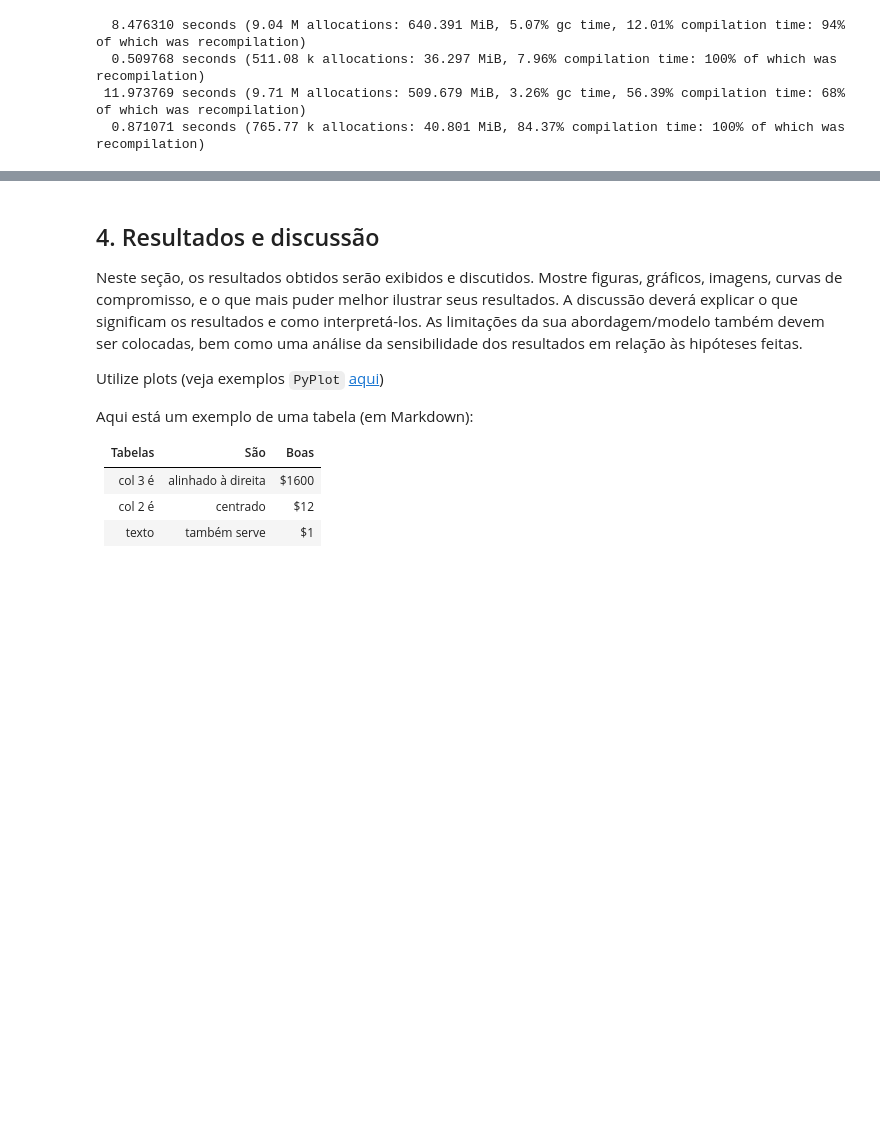
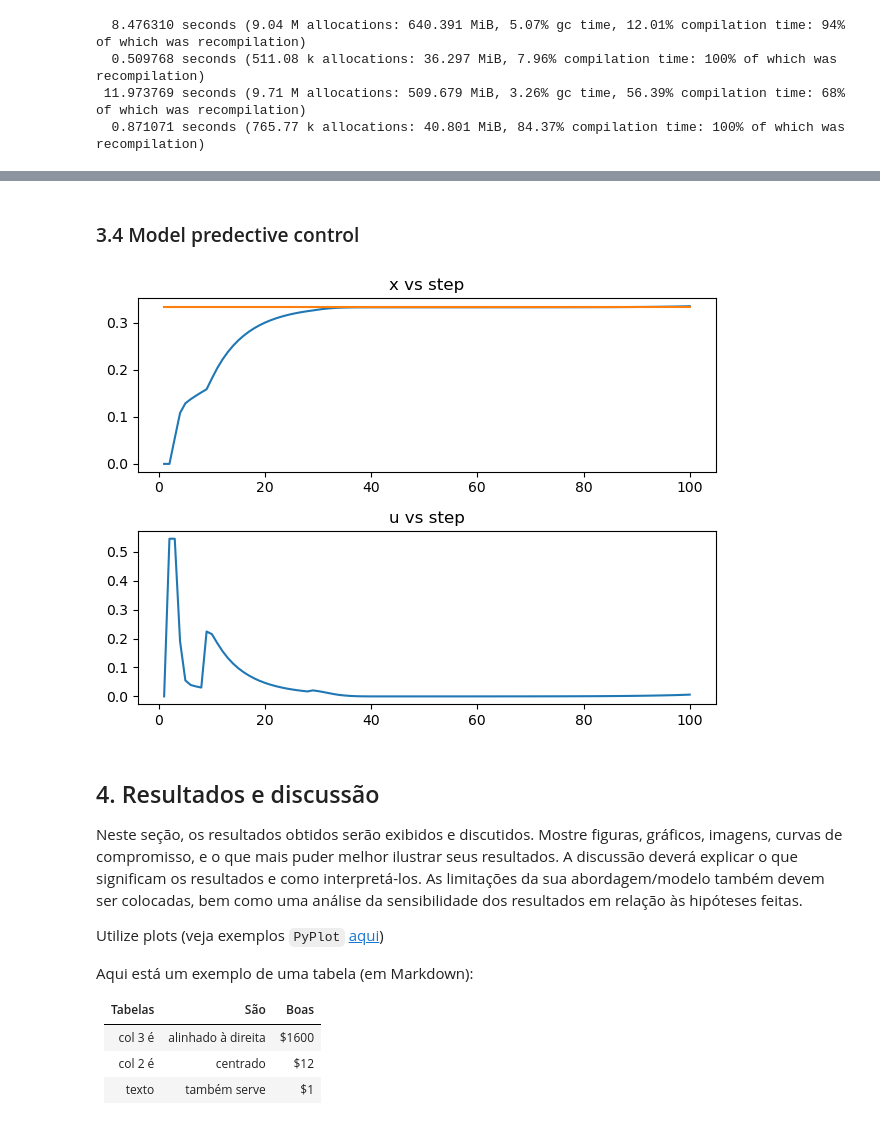
Before and after one commit to Gabrieljsss/information-spread-optimization-model, a Jupyter notebook: modelo_relatorio_projeto_2022.ipynb, the cells around one changed output, grey strips where cells are left out. Saved outputs shown, nothing was run; the diff lists cells and outputs as text; code cells hidden in the pictures; blank space fills up the shorter version.

```diff
--- a/modelo_relatorio_projeto_2022.ipynb
+++ b/modelo_relatorio_projeto_2022.ipynb
@@ -276,3 +340,52 @@ EXIT: Optimal Solution Found.
+# %% [markdown]
+<h3> 3.4 Model predective control </h3>
+# %%
+t = collect(2:100) #eixo x
+loopCount = 100
+uMPC = Array{Float64}(undef, loopCount)
+xMPC = Array{Float64}(undef, loopCount)
+uMPC[1] = 0
+xMPC[1] = 0
+
+for i in t
+    ################ optimization routine #####################
+    m = Model(Ipopt.Optimizer);
+    set_silent(m);
+    numberOfIterations = 10; #prediction window
+    @variable(m, xMPCLocal[1:numberOfIterations] >= xMPC[i-1]);
+    @variable(m, uMPCLocal[1:numberOfIterations] >= 0);
+    @constraint(m, xMPCLocal[1] == xMPC[i]) #initial point
+    @constraint(m, xMPCLocal[10] == xEquilibrium) #initial point
+    @constraint(m, uMPCLocal[1] == uMPC[i]) #initial point
+    for t in 1:numberOfIterations-1
+        @constraint(m, xMPCLocal[t+1] == xMPCLocal[t] + β1*uMPCLocal[t]*(1 - xMPCLocal[t]) + β2*(1 - xMPCLocal[t])*xMPCLocal[t] - δ*xMPCLocal[t]);
+    end
+    @objective(m, Min, sum(
+        uMPCLocal .* uMPCLocal .+ (xMPCLocal .- xEquilibrium).^2 .+ λ
+    ));
+    optimize!(m);
+    #############################################################
+    uMPC[i] = JuMP.value.(uMPCLocal)[2]
+    xMPC[i] = xMPC[i - 1] + β1*uMPC[i - 1]*(1 - xMPC[i - 1]) + β2*(1 - xMPC[i - 1])*xMPC[i - 1] - δ*xMPC[i - 1]
+end
+
+clf(); #required for vscode on mac
+fig = plt.figure();
+
+ax1 = fig.add_subplot(2, 1, 1);
+ax1.title.set_text("x vs step");
+plt.plot(range(1, loopCount), transpose(xMPC));
+plt.plot(range(1, loopCount), xEquilibrium .* ones(loopCount));
+
+ax2 = fig.add_subplot(2, 1, 2);
+ax2.title.set_text("u vs step");
+plt.plot(range(1, loopCount), transpose(uMPC));
+
+fig.tight_layout();
+show()
+gcf()
+# %% [output]
+[figure, added]
 # %% [markdown]
 ## 4. Resultados e discussão ##
 
```
Also changed, not shown: parts of 9 cells of this notebook.
